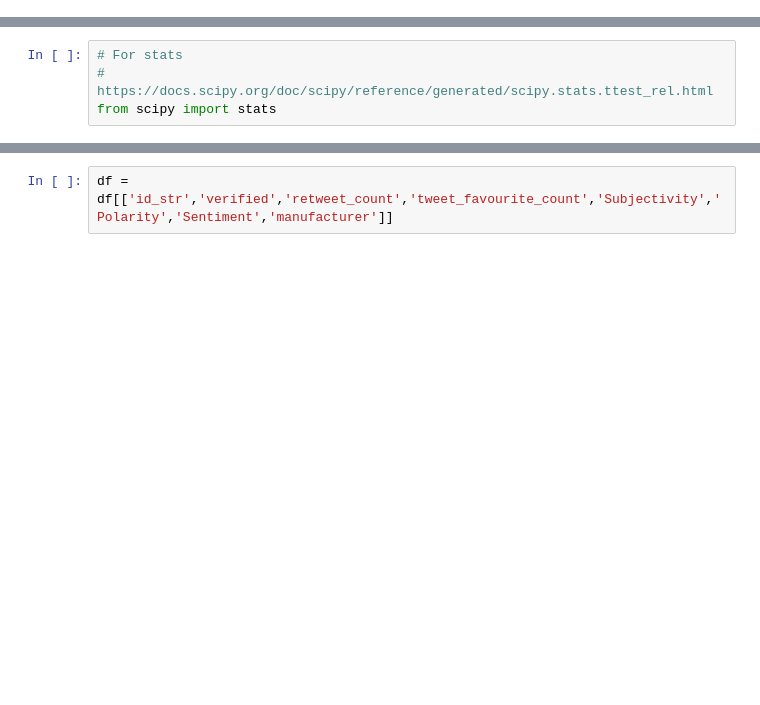
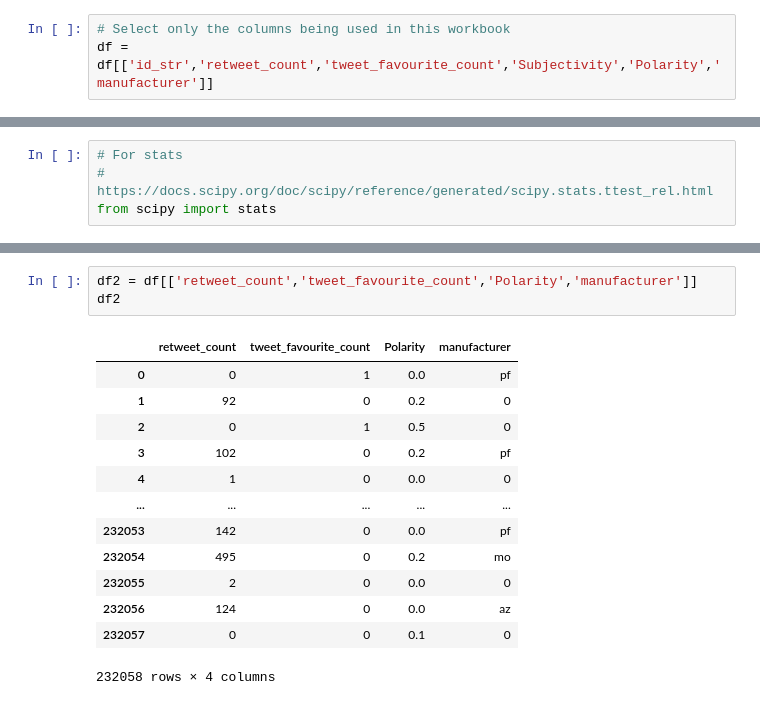
Before and after one commit to NikitaCase/COVID-Vaccine-Sentiment-Analysis, a Jupyter notebook: herd-sentiment/aggregrations.ipynb, the cells around one changed output, grey strips where cells are left out. Cells and saved outputs as stored; diff of their text form; blank space fills up the shorter version.

```diff
--- a/herd-sentiment/aggregrations.ipynb
+++ b/herd-sentiment/aggregrations.ipynb
@@ -0,0 +41,3 @@
+# %%
+# Select only the columns being used in this workbook
+df = df[['id_str','retweet_count','tweet_favourite_count','Subjectivity','Polarity','manufacturer']]
@@ -39,2 +147,17 @@ df.tail()
 # %%
-df = df[['id_str','verified','retweet_count','tweet_favourite_count','Subjectivity','Polarity','Sentiment','manufacturer']]
+df2 = df[['retweet_count','tweet_favourite_count','Polarity','manufacturer']]
+df2
+# %% [output]
+|  | retweet_count | tweet_favourite_count | Polarity | manufacturer |
+| 0 | 0 | 1 | 0.0 | pf |
+| 1 | 92 | 0 | 0.2 | 0 |
+| 2 | 0 | 1 | 0.5 | 0 |
+| 3 | 102 | 0 | 0.2 | pf |
+| 4 | 1 | 0 | 0.0 | 0 |
+| ... | ... | ... | ... | ... |
+| 232053 | 142 | 0 | 0.0 | pf |
+| 232054 | 495 | 0 | 0.2 | mo |
+| 232055 | 2 | 0 | 0.0 | 0 |
+| 232056 | 124 | 0 | 0.0 | az |
+| 232057 | 0 | 0 | 0.1 | 0 |
+232058 rows × 4 columns
```
Also changed, not shown: parts of 40 cells of this notebook, 8 other files.
